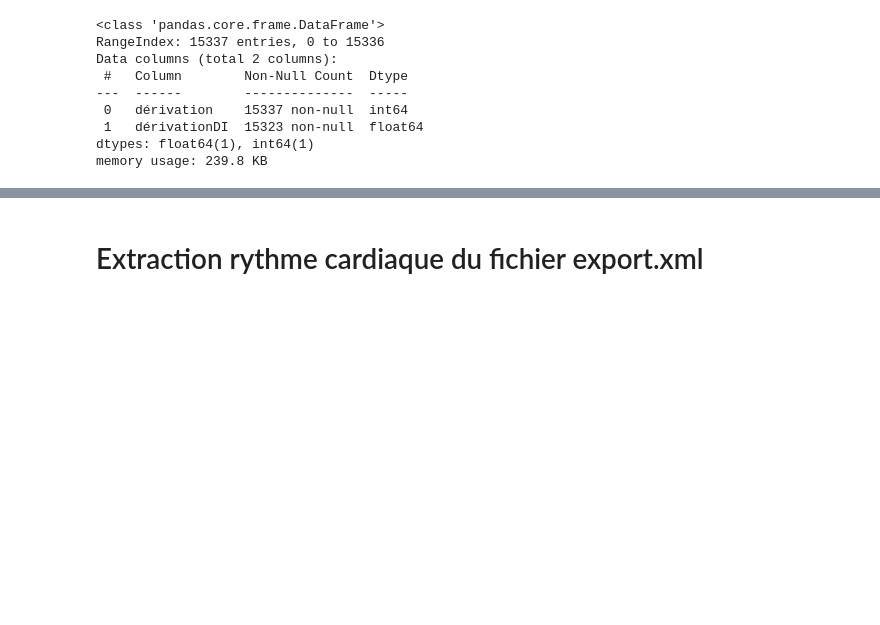
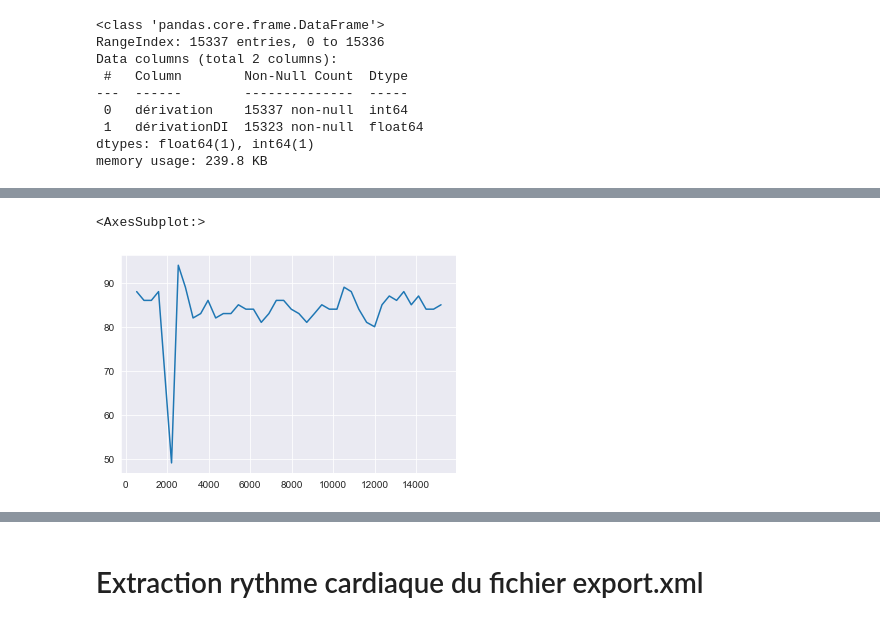
Before and after one commit to pbellot/Physio, a Jupyter notebook: explorationECG.ipynb, the cells around one changed output, grey strips where cells are left out. Cells and saved outputs as stored; diff of their text form; code cells hidden in the pictures; blank space fills up the shorter version.

Commit message:
ajout calcul rythme à partir ECG

```diff
--- a/explorationECG.ipynb
+++ b/explorationECG.ipynb
@@ -84,0 +111,25 @@ ecg.describe()
+# %%
+limite = 3*ecg.dérivation.std()
+n = 0
+n_prec = 0
+periode = 1/511.244
+while n < len(ecg):
+    max = ecg.iloc[n].dérivation
+    if  (max > limite):
+        while True:
+            if (n+1 < len(ecg) and ecg.iloc[n+1].dérivation >= max):
+                max = ecg.iloc[n+1].dérivation
+                n +=1
+            else:
+                break
+        print (n, max, end=' ')
+        if n_prec > 0:
+            rate = int(60/((n-n_prec)*periode))
+            print (f"rythme = {rate} pour une différence de {n-n_prec}")
+            ecg.iloc[n,2] = rate
+        else:
+            print ('')
+        n_prec = n
+        n +=120
+    else:
+        n +=1
@@ -84,0 +186,5 @@ ecg.describe()
+# %%
+ecg.query('`Heart Rate`.notnull()')['Heart Rate'].plot()
+# %% [output]
+<AxesSubplot:>
+[figure, added]
```
Also changed, not shown: parts of 10 cells of this notebook.
